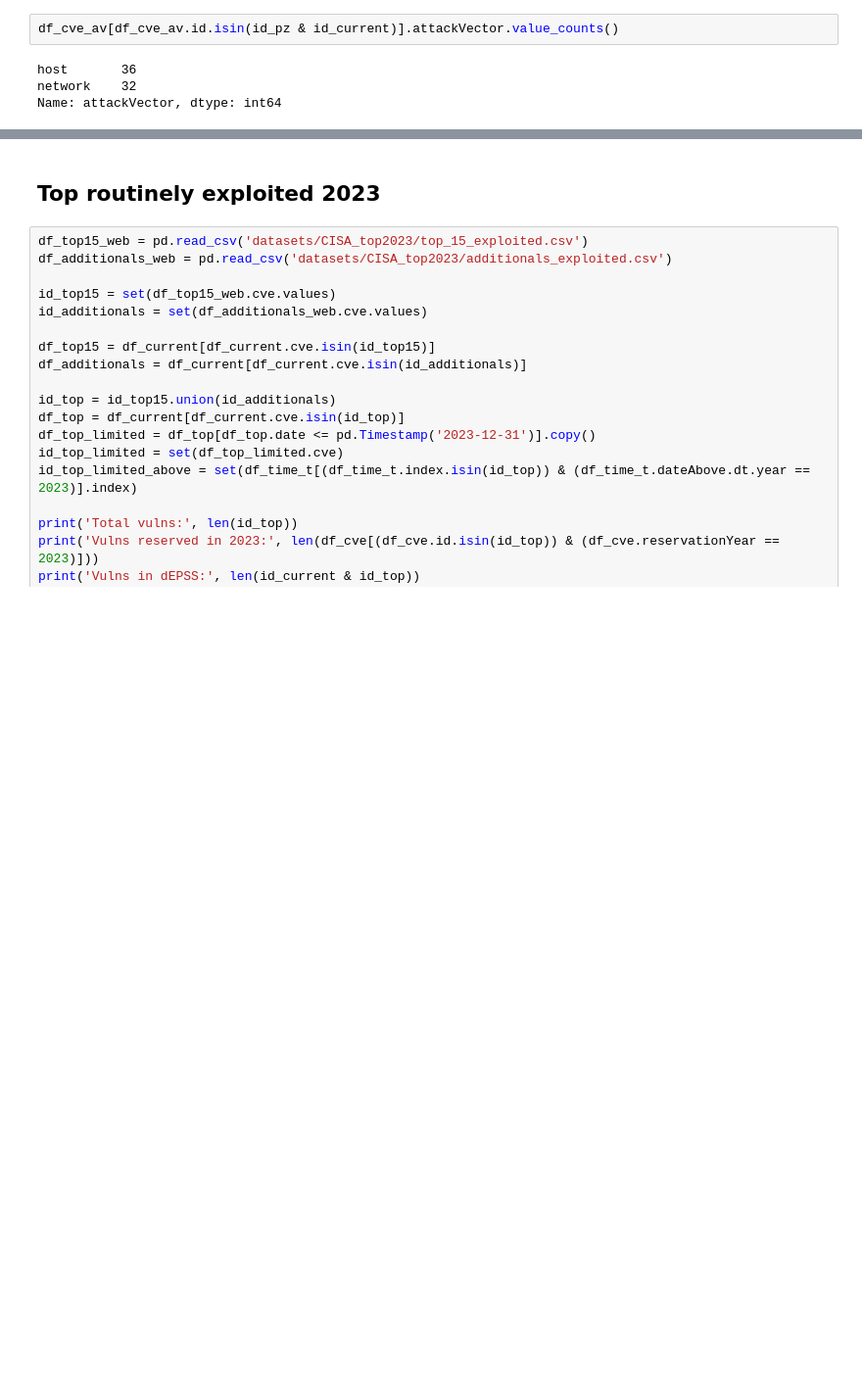
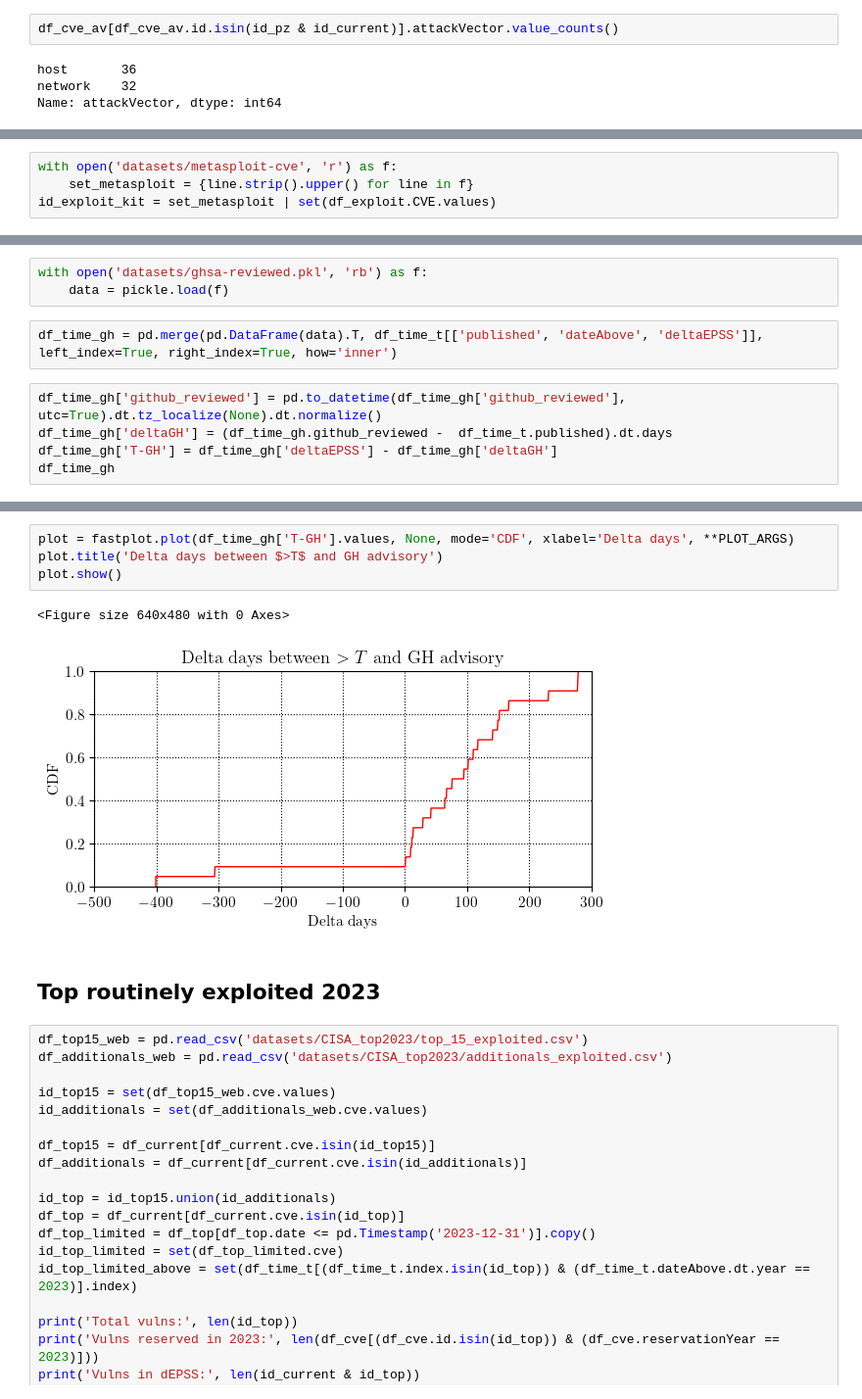
Before and after one commit to dravalico/paper-temporal-dynamics-epss, a Jupyter notebook: 1_epss3_current.ipynb, the cells around one changed output, grey strips where cells are left out. Shown at 98% size. Saved outputs shown, nothing was run; the diff lists cells and outputs as text; blank space fills up the shorter version.

```diff
--- a/1_epss3_current.ipynb
+++ b/1_epss3_current.ipynb
@@ -1165,0 +1319,4 @@ Name: attackVector, dtype: int64
+# %%
+with open('datasets/metasploit-cve', 'r') as f:
+    set_metasploit = {line.strip().upper() for line in f}
+id_exploit_kit = set_metasploit | set(df_exploit.CVE.values)
@@ -1165,0 +1384,10 @@ Name: attackVector, dtype: int64
+# %%
+with open('datasets/ghsa-reviewed.pkl', 'rb') as f:
+    data = pickle.load(f)
+# %%
+df_time_gh = pd.merge(pd.DataFrame(data).T, df_time_t[['published', 'dateAbove', 'deltaEPSS']], left_index=True, right_index=True, how='inner')
+# %%
+df_time_gh['github_reviewed'] = pd.to_datetime(df_time_gh['github_reviewed'], utc=True).dt.tz_localize(None).dt.normalize()
+df_time_gh['deltaGH'] = (df_time_gh.github_reviewed -  df_time_t.published).dt.days
+df_time_gh['T-GH'] = df_time_gh['deltaEPSS'] - df_time_gh['deltaGH']
+df_time_gh
@@ -1166,3 +1412,10 @@ Name: attackVector, dtype: int64
+# %%
+plot = fastplot.plot(df_time_gh['T-GH'].values, None, mode='CDF', xlabel='Delta days', **PLOT_ARGS)
+plot.title('Delta days between $>T$ and GH advisory')
+plot.show()
+# %% [output]
+<Figure size 640x480 with 0 Axes>
+[figure, added]
 # %% [markdown]
 ## Top routinely exploited 2023
 # %%
```
Also changed, not shown: parts of 32 cells of this notebook, 2 other files.
